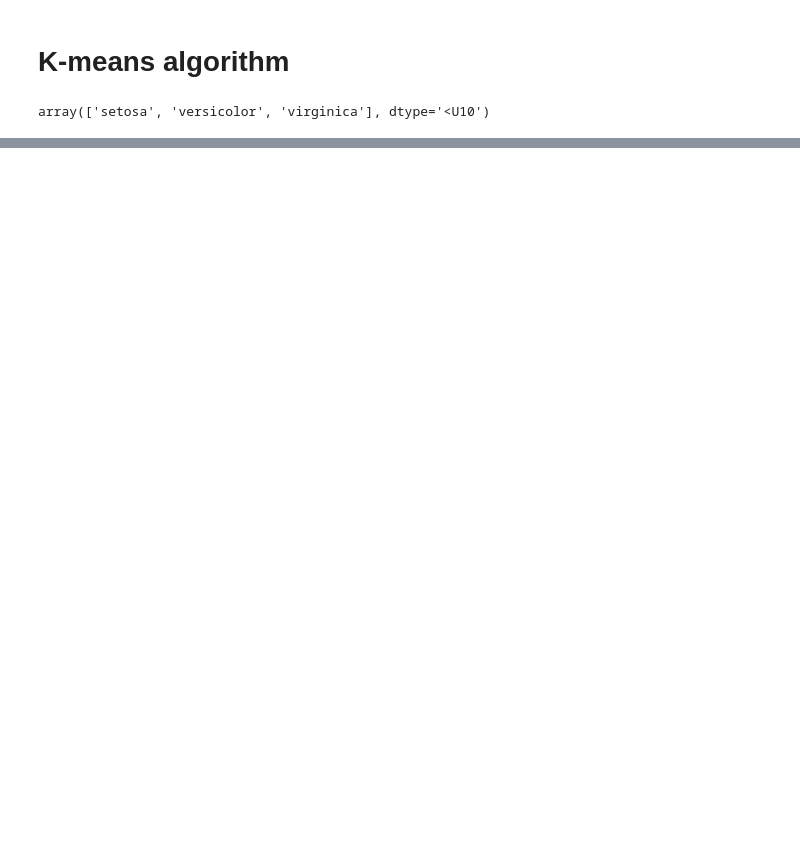
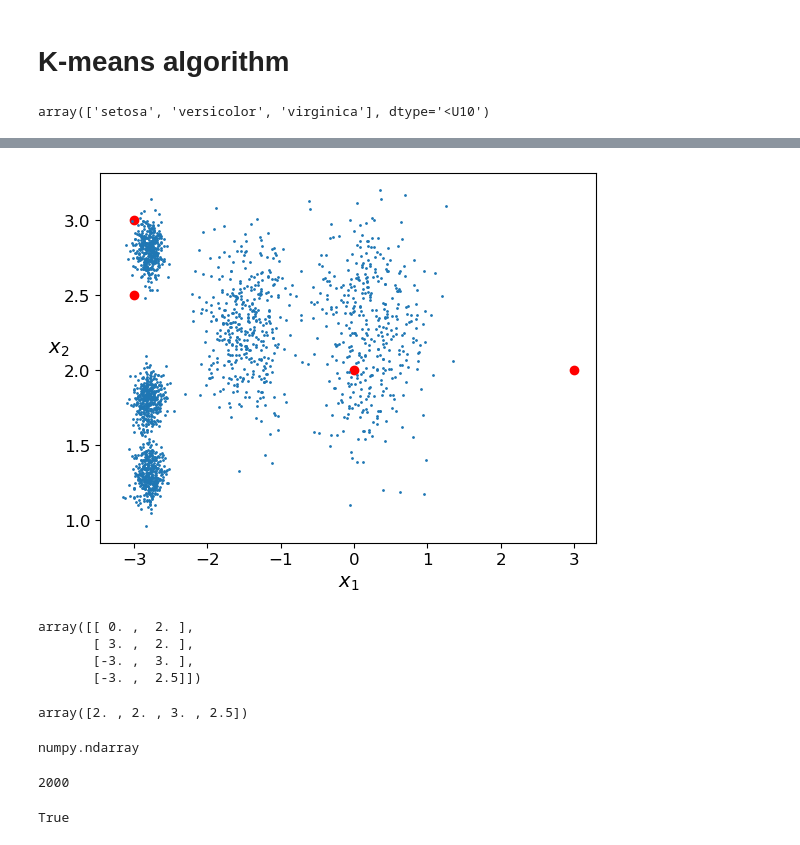
Before and after one commit to cryptoEcho/ML, a Jupyter notebook: K-means.ipynb, the cells around one changed output, grey strips where cells are left out. Cells and saved outputs as stored; diff of their text form; code cells hidden in the pictures; blank space fills up the shorter version.

```diff
--- a/K-means.ipynb
+++ b/K-means.ipynb
@@ -54,0 +104,21 @@ NameError: name 'X' is not defined
+# %%
+plt.figure(1)
+plt.scatter(X_new[:, 0], X_new[:, 1], c='red')
+plot_clusters(X)
+plt.show()
+# %% [output]
+[figure, added]
+# %%
+display(X_new, X_new[:, 1])
+# %% [output]
+array([[ 0. ,  2. ],
+       [ 3. ,  2. ],
+       [-3. ,  3. ],
+       [-3. ,  2.5]])
+array([2. , 2. , 3. , 2.5])
+# %%
+display(type(y_pred), len(y_pred), np.array_equal(y_pred, kmeans.labels_))
+# %% [output]
+numpy.ndarray
+2000
+True
```
Also changed, not shown: parts of 14 cells of this notebook, 4 other files.
